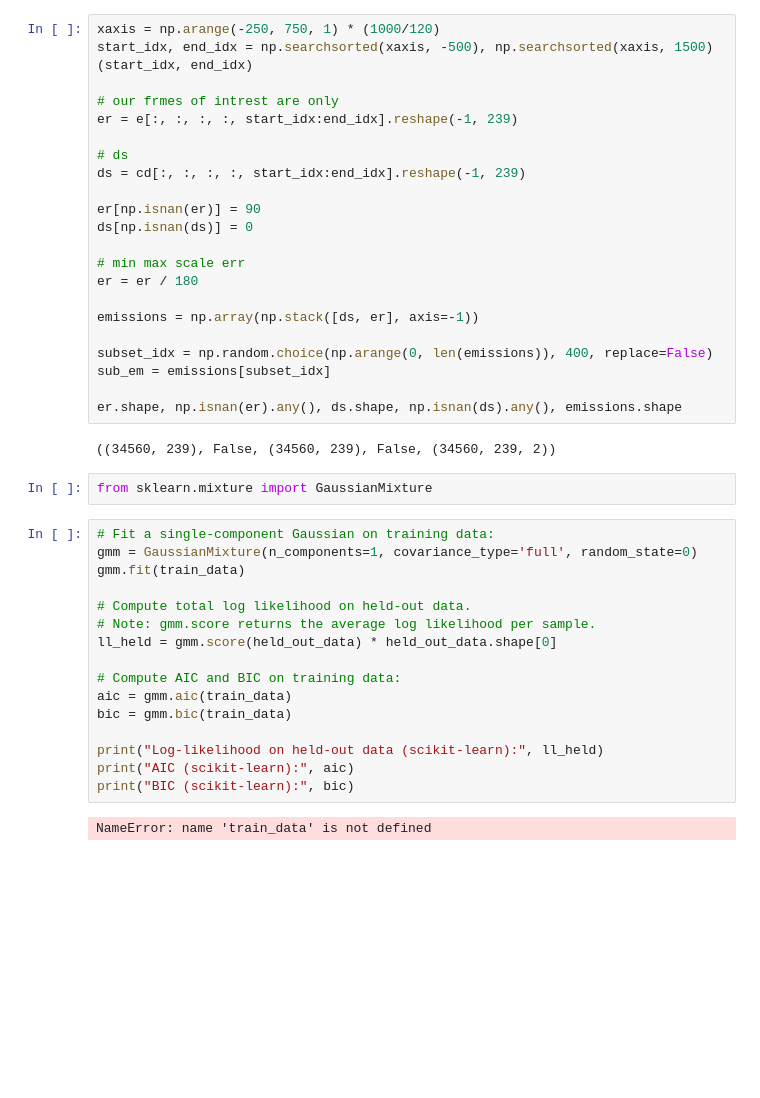
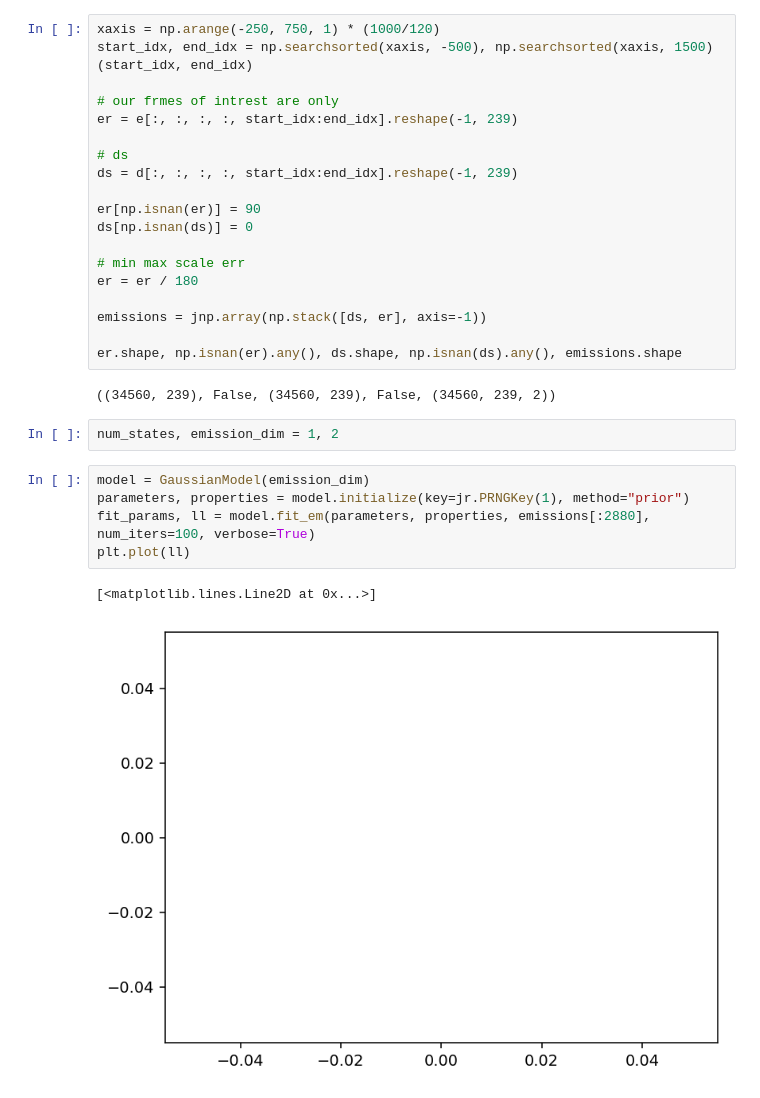
Before and after one commit to NuttidaLab/state_space_analysis, a Jupyter notebook: 03_fig/02_1_state.ipynb, the cells around one changed output. Saved outputs shown, nothing was run; the diff lists cells and outputs as text; blank space fills up the shorter version.

```diff
--- a/03_fig/02_1_state.ipynb
+++ b/03_fig/02_1_state.ipynb
@@ -44,7 +58,7 @@ start_idx, end_idx = np.searchsorted(xaxis, -500), np.searchsorted(xaxis, 1500)
 er = e[:, :, :, :, start_idx:end_idx].reshape(-1, 239)
 
 # ds
-ds = cd[:, :, :, :, start_idx:end_idx].reshape(-1, 239)
+ds = d[:, :, :, :, start_idx:end_idx].reshape(-1, 239)
 
 er[np.isnan(er)] = 90
 ds[np.isnan(ds)] = 0
@@ -52,31 +66,18 @@ ds[np.isnan(ds)] = 0
 # min max scale err
 er = er / 180
 
-emissions = np.array(np.stack([ds, er], axis=-1))
-
-subset_idx = np.random.choice(np.arange(0, len(emissions)), 400, replace=False)
-sub_em = emissions[subset_idx]
+emissions = jnp.array(np.stack([ds, er], axis=-1))
 
 er.shape, np.isnan(er).any(), ds.shape, np.isnan(ds).any(), emissions.shape
 # %% [output]
 ((34560, 239), False, (34560, 239), False, (34560, 239, 2))
-# %%
-from sklearn.mixture import GaussianMixture
-# %%
-# Fit a single-component Gaussian on training data:
-gmm = GaussianMixture(n_components=1, covariance_type='full', random_state=0)
-gmm.fit(train_data)
-
-# Compute total log likelihood on held-out data.
-# Note: gmm.score returns the average log likelihood per sample.
-ll_held = gmm.score(held_out_data) * held_out_data.shape[0]
-
-# Compute AIC and BIC on training data:
-aic = gmm.aic(train_data)
-bic = gmm.bic(train_data)
-
-print("Log-likelihood on held-out data (scikit-learn):", ll_held)
-print("AIC (scikit-learn):", aic)
-print("BIC (scikit-learn):", bic)
-# %% [output]
-NameError: name 'train_data' is not defined
+# %%
+num_states, emission_dim = 1, 2
+# %%
+model = GaussianModel(emission_dim)
+parameters, properties = model.initialize(key=jr.PRNGKey(1), method="prior")
+fit_params, ll = model.fit_em(parameters, properties, emissions[:2880], num_iters=100, verbose=True)
+plt.plot(ll)
+# %% [output]
+[<matplotlib.lines.Line2D at 0x...>]
+[figure, added]
```
Also changed, not shown: parts of 4 cells of this notebook, 9 other files.
